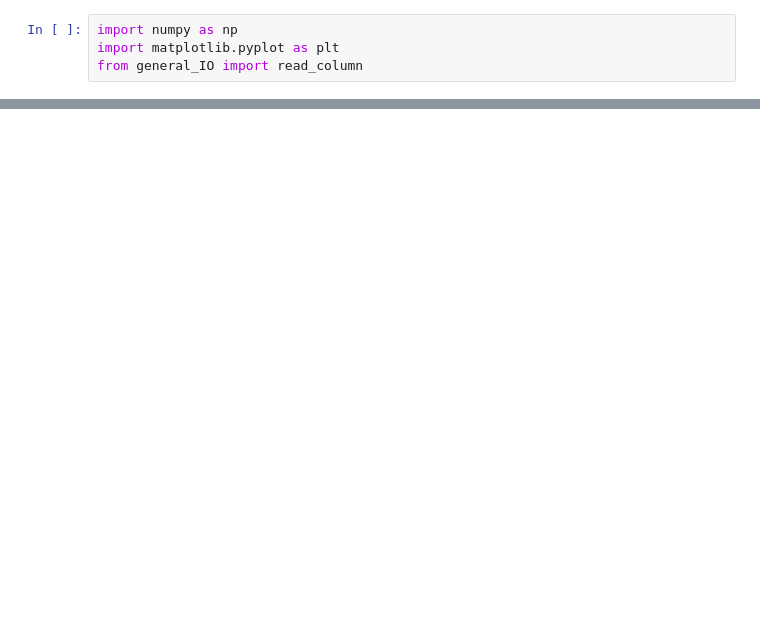
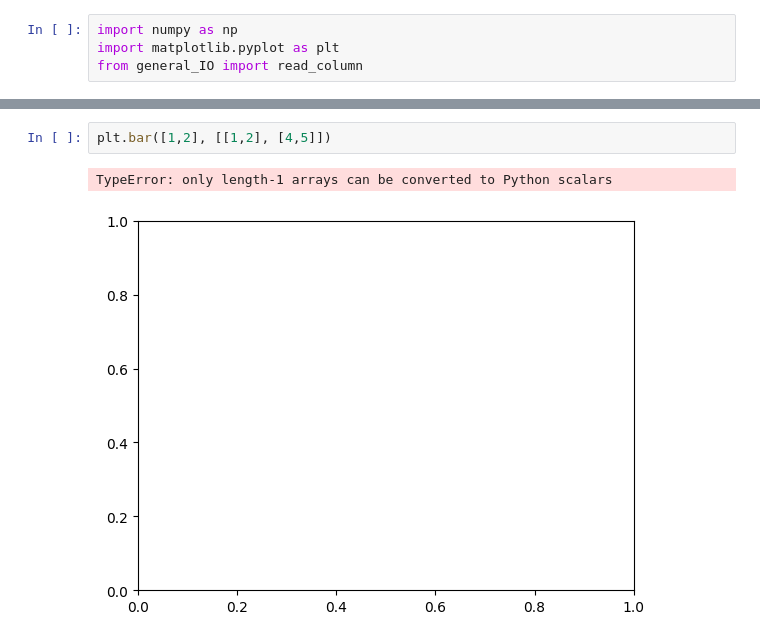
Before and after one commit to LittleCoinCoin/ProfilingOpenUSD, a Jupyter notebook: Python/RuntimeResultsViz.ipynb, the cells around one changed output, grey strips where cells are left out. Saved outputs shown, nothing was run; the diff lists cells and outputs as text; blank space fills up the shorter version.

```diff
--- a/Python/RuntimeResultsViz.ipynb
+++ b/Python/RuntimeResultsViz.ipynb
@@ -49,0 +133,5 @@ plt.show()
+# %%
+plt.bar([1,2], [[1,2], [4,5]])
+# %% [output]
+TypeError: only length-1 arrays can be converted to Python scalars
+[figure, added]
```
Also changed, not shown: parts of 13 cells of this notebook.
